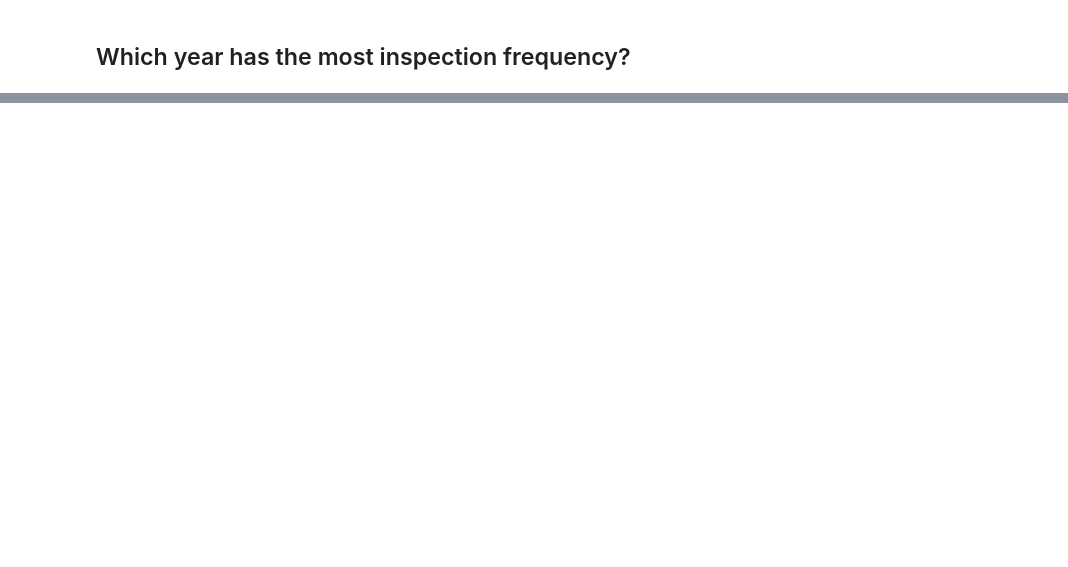
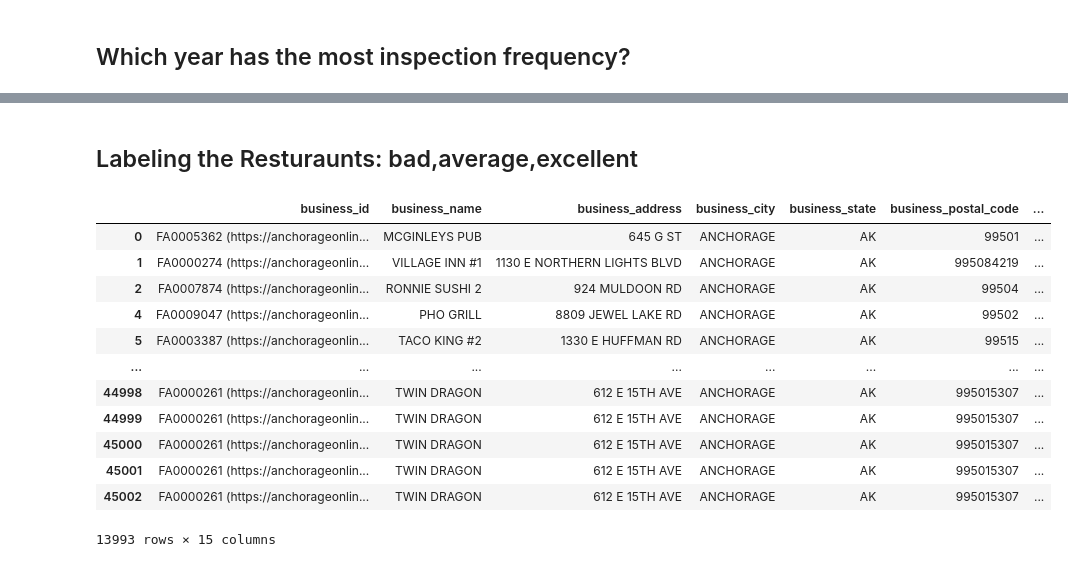
Before and after one commit to mpaydar/Restaurant_and_food_inspection_dataset, a Jupyter notebook: Alaska_Resturaunt_Inspection.ipynb, the cells around one changed output, grey strips where cells are left out. Cells and saved outputs as stored; diff of their text form; code cells hidden in the pictures; blank space fills up the shorter version.

```diff
--- a/Alaska_Resturaunt_Inspection.ipynb
+++ b/Alaska_Resturaunt_Inspection.ipynb
@@ -250,0 +248,31 @@ The highest frequency is for the year 2016-2017 as it shown by the histogram.The
+# %% [markdown]
+## Labeling the Resturaunts: bad,average,excellent
+# %%
+dataframe_addColumn=dataframe['inspection_score']
+rating=dataframe_addColumn.tolist()
+rating_label=[]
+for i in rating:
+    if i<75:
+        rating_label.append("bad")
+    elif 75<=i<85:
+        rating_label.append("average")
+    else:
+        rating_label.append("Excellent")
+
+dataframe['rating_label']=rating_label
+dataframe=dataframe.dropna()
+dataframe
+# %% [output]
+|  | business_id | business_name | business_address | business_city | business_state | business_postal_code | ... |
+| 0 | FA0005362 (https://anchorageonlin... | MCGINLEYS PUB | 645 G ST | ANCHORAGE | AK | 99501 | ... |
+| 1 | FA0000274 (https://anchorageonlin... | VILLAGE INN #1 | 1130 E NORTHERN LIGHTS BLVD | ANCHORAGE | AK | 995084219 | ... |
+| 2 | FA0007874 (https://anchorageonlin... | RONNIE SUSHI 2 | 924 MULDOON RD | ANCHORAGE | AK | 99504 | ... |
+| 4 | FA0009047 (https://anchorageonlin... | PHO GRILL | 8809 JEWEL LAKE RD | ANCHORAGE | AK | 99502 | ... |
+| 5 | FA0003387 (https://anchorageonlin... | TACO KING #2 | 1330 E HUFFMAN RD | ANCHORAGE | AK | 99515 | ... |
+| ... | ... | ... | ... | ... | ... | ... | ... |
+| 44998 | FA0000261 (https://anchorageonlin... | TWIN DRAGON | 612 E 15TH AVE | ANCHORAGE | AK | 995015307 | ... |
+| 44999 | FA0000261 (https://anchorageonlin... | TWIN DRAGON | 612 E 15TH AVE | ANCHORAGE | AK | 995015307 | ... |
+| 45000 | FA0000261 (https://anchorageonlin... | TWIN DRAGON | 612 E 15TH AVE | ANCHORAGE | AK | 995015307 | ... |
+| 45001 | FA0000261 (https://anchorageonlin... | TWIN DRAGON | 612 E 15TH AVE | ANCHORAGE | AK | 995015307 | ... |
+| 45002 | FA0000261 (https://anchorageonlin... | TWIN DRAGON | 612 E 15TH AVE | ANCHORAGE | AK | 995015307 | ... |
+13993 rows × 15 columns
```
Also changed, not shown: parts of 18 cells of this notebook.
